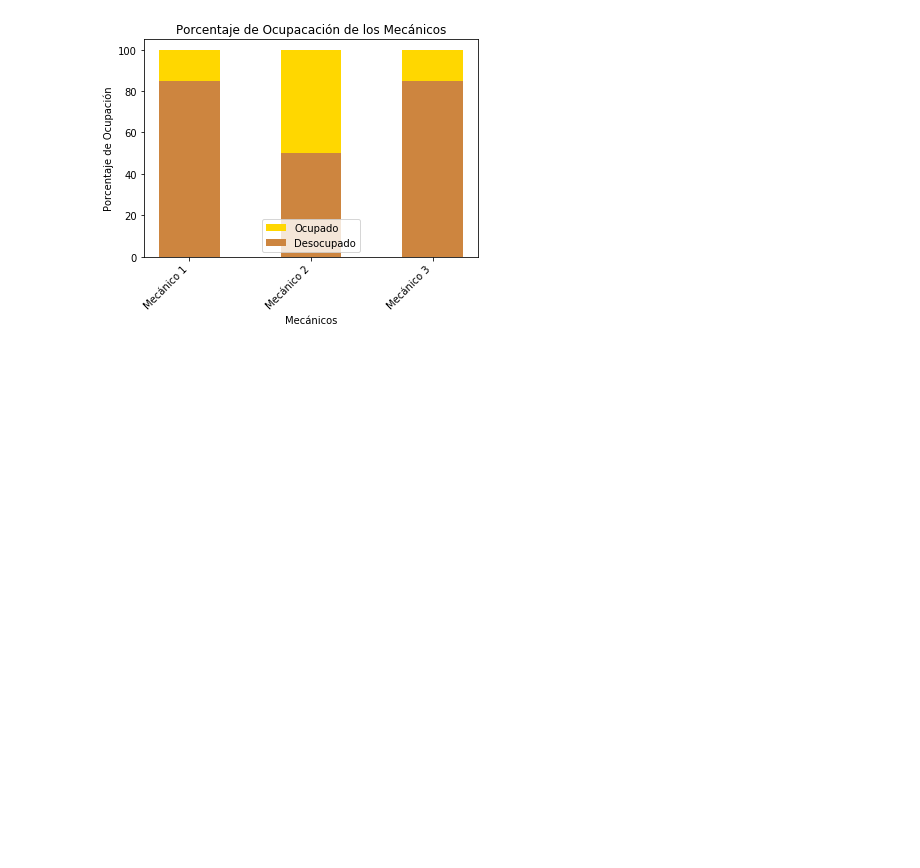
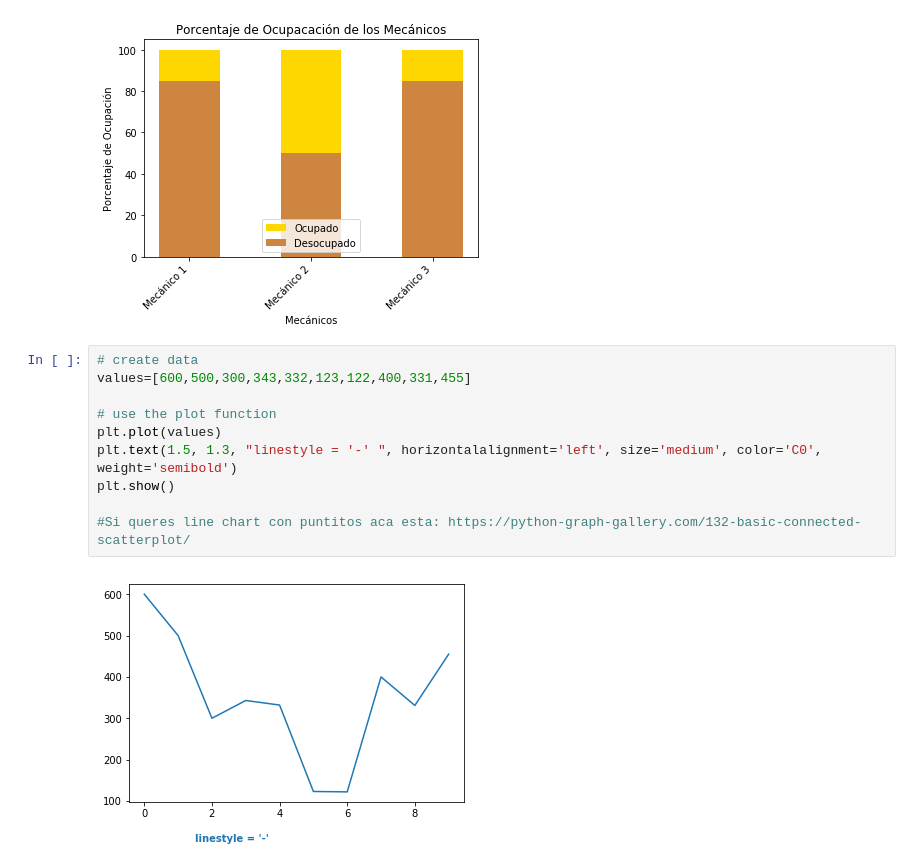
Before and after one commit to ivanjavierparra/tp-final-mys-taller-mecanico, a Jupyter notebook: Graficos.ipynb, the cells around one changed output. Cells and saved outputs as stored; diff of their text form; blank space fills up the shorter version.

```diff
--- a/Graficos.ipynb
+++ b/Graficos.ipynb
@@ -271,3 +273,15 @@ plt.setp(plt.gca().get_xticklabels(), rotation=45, horizontalalignment='right')
 plt.show()
 # %% [output]
 [figure]
+# %%
+# create data
+values=[600,500,300,343,332,123,122,400,331,455]
+
+# use the plot function
+plt.plot(values)
+plt.text(1.5, 1.3, "linestyle = '-' ", horizontalalignment='left', size='medium', color='C0', weight='semibold')
+plt.show()
+
+#Si queres line chart con puntitos aca esta: https://python-graph-gallery.com/132-basic-connected-scatterplot/
+# %% [output]
+[figure, added]
```
Also changed, not shown: parts of 3 cells of this notebook.
